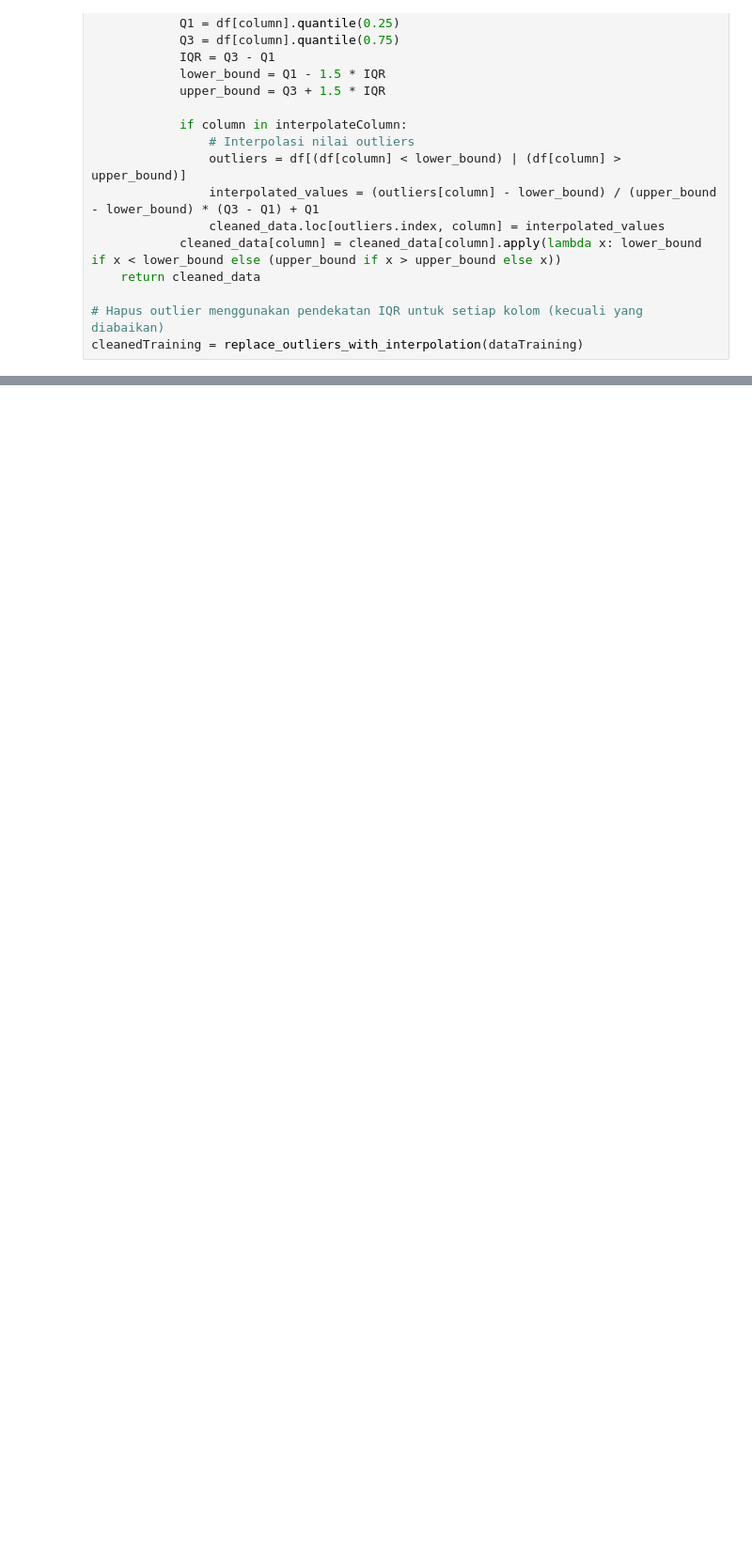
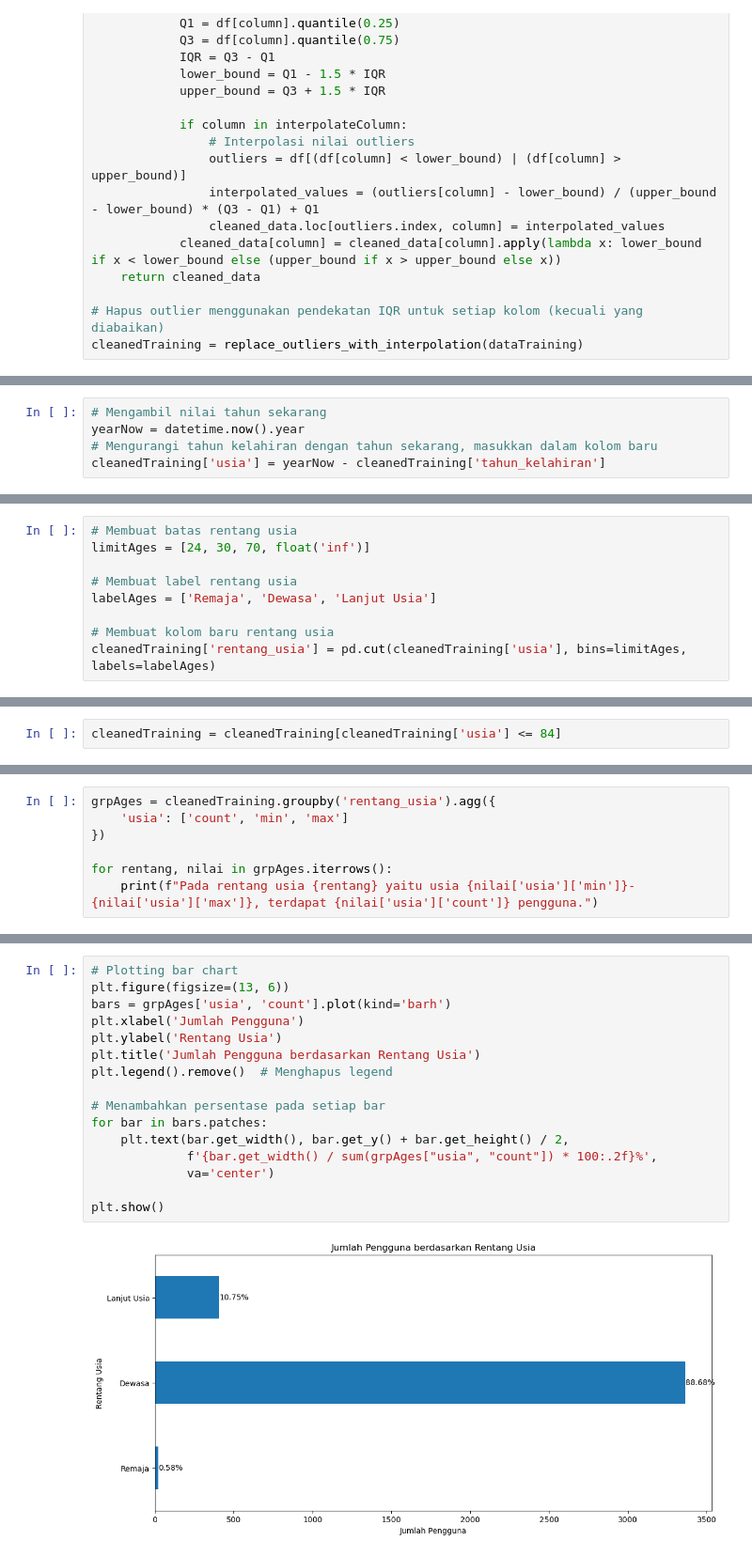
Before and after one commit to AFreborn22/superior_DA, a Jupyter notebook: SUPERIOR.ipynb, the cells around one changed output, grey strips where cells are left out. Shown at 94% size. Saved outputs shown, nothing was run; the diff lists cells and outputs as text; blank space fills up the shorter version.

```diff
--- a/SUPERIOR.ipynb
+++ b/SUPERIOR.ipynb
@@ -619,0 +959,5 @@ cleanedTraining.sample(10)
+# %%
+# Mengambil nilai tahun sekarang
+yearNow = datetime.now().year
+# Mengurangi tahun kelahiran dengan tahun sekarang, masukkan dalam kolom baru
+cleanedTraining['usia'] = yearNow - cleanedTraining['tahun_kelahiran']
@@ -619,0 +966,9 @@ cleanedTraining.sample(10)
+# %%
+# Membuat batas rentang usia
+limitAges = [24, 30, 70, float('inf')]
+
+# Membuat label rentang usia
+labelAges = ['Remaja', 'Dewasa', 'Lanjut Usia']
+
+# Membuat kolom baru rentang usia
+cleanedTraining['rentang_usia'] = pd.cut(cleanedTraining['usia'], bins=limitAges, labels=labelAges)
@@ -619,0 +1000,2 @@ cleanedTraining.sample(10)
+# %%
+cleanedTraining = cleanedTraining[cleanedTraining['usia'] <= 84]
@@ -619,0 +1004,7 @@ cleanedTraining.sample(10)
+# %%
+grpAges = cleanedTraining.groupby('rentang_usia').agg({
+    'usia': ['count', 'min', 'max']
+})
+
+for rentang, nilai in grpAges.iterrows():
+    print(f"Pada rentang usia {rentang} yaitu usia {nilai['usia']['min']}-{nilai['usia']['max']}, terdapat {nilai['usia']['count']} pengguna.")
@@ -619,0 +1015,18 @@ cleanedTraining.sample(10)
+# %%
+# Plotting bar chart
+plt.figure(figsize=(13, 6))
+bars = grpAges['usia', 'count'].plot(kind='barh')
+plt.xlabel('Jumlah Pengguna')
+plt.ylabel('Rentang Usia')
+plt.title('Jumlah Pengguna berdasarkan Rentang Usia')
+plt.legend().remove()  # Menghapus legend
+
+# Menambahkan persentase pada setiap bar
+for bar in bars.patches:
+    plt.text(bar.get_width(), bar.get_y() + bar.get_height() / 2,
+             f'{bar.get_width() / sum(grpAges["usia", "count"]) * 100:.2f}%',
+             va='center')
+
+plt.show()
+# %% [output]
+[figure, added]
```
Also changed, not shown: parts of 80 cells of this notebook.
